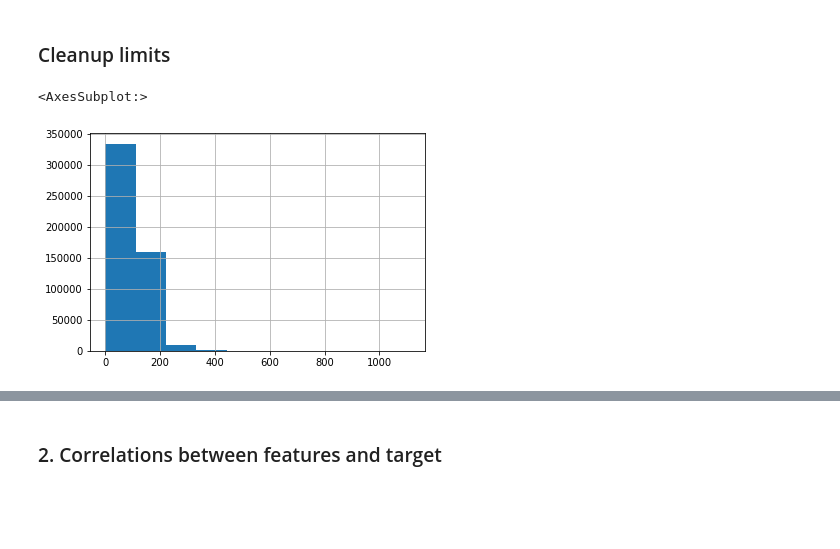
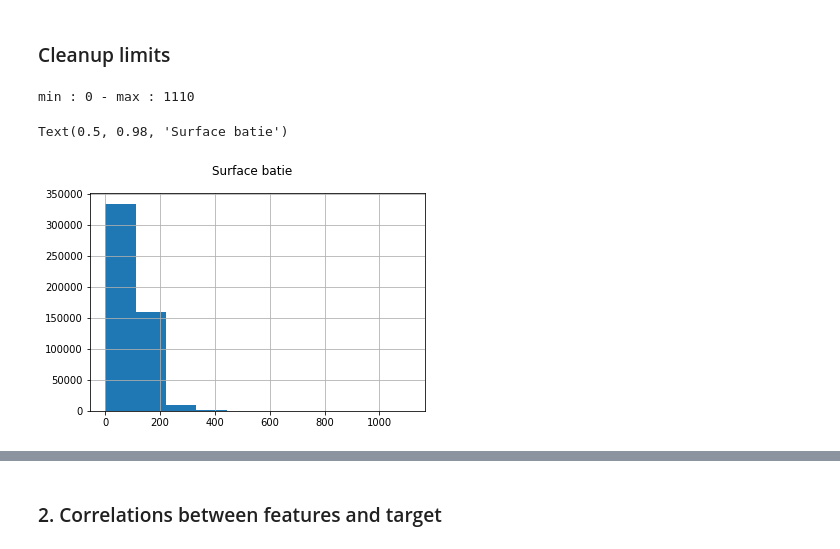
Before and after one commit to IssamBouzidi/Immothep, a Jupyter notebook: src/maison_train.ipynb, the cells around one changed output, grey strips where cells are left out. Cells and saved outputs as stored; diff of their text form; code cells hidden in the pictures; blank space fills up the shorter version.

```diff
--- a/src/maison_train.ipynb
+++ b/src/maison_train.ipynb
@@ -44,10 +47,12 @@ number of rows with any NaN values : 0 / 504623
 # %% [markdown]
 ### Cleanup limits
 # %%
-#print(f'min surface {data['Surface reelle bati'].min()} - max surface {data['Surface reelle bati'].max()}')
-data['Surface reelle bati'].hist(range=(data['Surface reelle bati'].min(),data['Surface reelle bati'].max()))
+print('min : %s - max : %s' % (data['Surface reelle bati'].min(),data['Surface reelle bati'].max()))
+data['Surface reelle bati'].hist()
+plt.suptitle('Surface batie')
 # %% [output]
-<AxesSubplot:>
+min : 0 - max : 1110
+Text(0.5, 0.98, 'Surface batie')
-[figure, old version]
+[figure, new version]
 # %%
 #drop surfaces between 20 and 300
```
Also changed, not shown: parts of 25 cells of this notebook, 1 other file.
